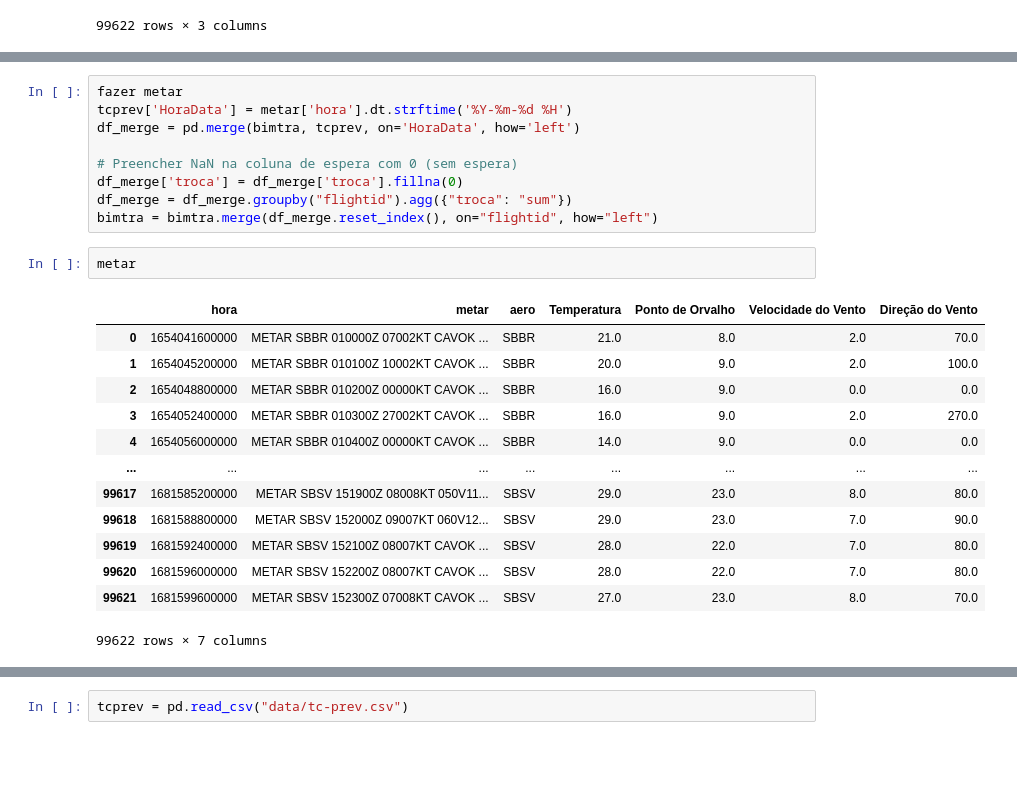
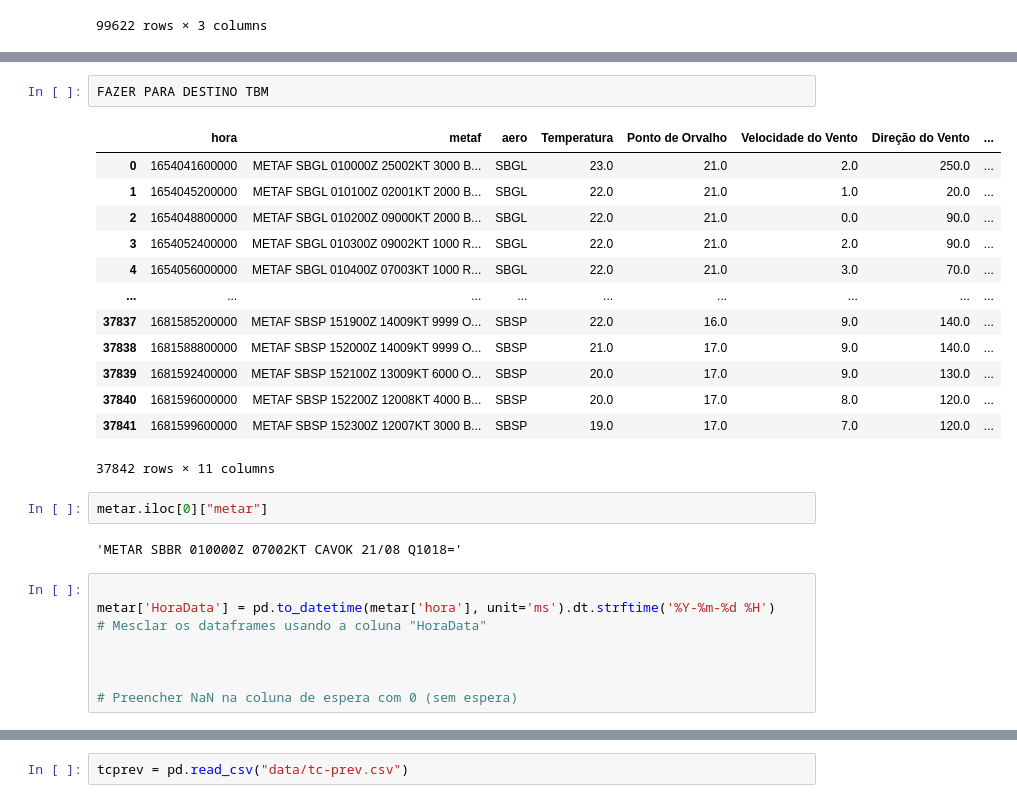
Before and after one commit to vilelabruno/latamChalenge, a Jupyter notebook: dataPrep.ipynb, the cells around one changed output, grey strips where cells are left out. Saved outputs shown, nothing was run; the diff lists cells and outputs as text; blank space fills up the shorter version.

```diff
--- a/dataPrep.ipynb
+++ b/dataPrep.ipynb
@@ -398,25 +416,28 @@ metar
+# %%
+FAZER PARA DESTINO TBM
+# %% [output]
+|  | hora | metaf | aero | Temperatura | Ponto de Orvalho | Velocidade do Vento | Direção do Vento | ... |
+| 0 | 1654041600000 | METAF SBGL 010000Z 25002KT 3000 B... | SBGL | 23.0 | 21.0 | 2.0 | 250.0 | ... |
+| 1 | 1654045200000 | METAF SBGL 010100Z 02001KT 2000 B... | SBGL | 22.0 | 21.0 | 1.0 | 20.0 | ... |
+| 2 | 1654048800000 | METAF SBGL 010200Z 09000KT 2000 B... | SBGL | 22.0 | 21.0 | 0.0 | 90.0 | ... |
+| 3 | 1654052400000 | METAF SBGL 010300Z 09002KT 1000 R... | SBGL | 22.0 | 21.0 | 2.0 | 90.0 | ... |
+| 4 | 1654056000000 | METAF SBGL 010400Z 07003KT 1000 R... | SBGL | 22.0 | 21.0 | 3.0 | 70.0 | ... |
+| ... | ... | ... | ... | ... | ... | ... | ... | ... |
+| 37837 | 1681585200000 | METAF SBSP 151900Z 14009KT 9999 O... | SBSP | 22.0 | 16.0 | 9.0 | 140.0 | ... |
+| 37838 | 1681588800000 | METAF SBSP 152000Z 14009KT 9999 O... | SBSP | 21.0 | 17.0 | 9.0 | 140.0 | ... |
+| 37839 | 1681592400000 | METAF SBSP 152100Z 13009KT 6000 O... | SBSP | 20.0 | 17.0 | 9.0 | 130.0 | ... |
+| 37840 | 1681596000000 | METAF SBSP 152200Z 12008KT 4000 B... | SBSP | 20.0 | 17.0 | 8.0 | 120.0 | ... |
+| 37841 | 1681599600000 | METAF SBSP 152300Z 12007KT 3000 B... | SBSP | 19.0 | 17.0 | 7.0 | 120.0 | ... |
+37842 rows × 11 columns
+# %%
+metar.iloc[0]["metar"]
+# %% [output]
+'METAR SBBR 010000Z 07002KT CAVOK 21/08 Q1018='
 # %%
-fazer metar
-tcprev['HoraData'] = metar['hora'].dt.strftime('%Y-%m-%d %H')
-df_merge = pd.merge(bimtra, tcprev, on='HoraData', how='left')
+
+metar['HoraData'] = pd.to_datetime(metar['hora'], unit='ms').dt.strftime('%Y-%m-%d %H')
+# Mesclar os dataframes usando a coluna "HoraData"
+
+
 
 # Preencher NaN na coluna de espera com 0 (sem espera)
-df_merge['troca'] = df_merge['troca'].fillna(0)
-df_merge = df_merge.groupby("flightid").agg({"troca": "sum"})
-bimtra = bimtra.merge(df_merge.reset_index(), on="flightid", how="left")
-# %%
-metar
-# %% [output]
-|  | hora | metar | aero | Temperatura | Ponto de Orvalho | Velocidade do Vento | Direção do Vento |
-| 0 | 1654041600000 | METAR SBBR 010000Z 07002KT CAVOK ... | SBBR | 21.0 | 8.0 | 2.0 | 70.0 |
-| 1 | 1654045200000 | METAR SBBR 010100Z 10002KT CAVOK ... | SBBR | 20.0 | 9.0 | 2.0 | 100.0 |
-| 2 | 1654048800000 | METAR SBBR 010200Z 00000KT CAVOK ... | SBBR | 16.0 | 9.0 | 0.0 | 0.0 |
-| 3 | 1654052400000 | METAR SBBR 010300Z 27002KT CAVOK ... | SBBR | 16.0 | 9.0 | 2.0 | 270.0 |
-| 4 | 1654056000000 | METAR SBBR 010400Z 00000KT CAVOK ... | SBBR | 14.0 | 9.0 | 0.0 | 0.0 |
-| ... | ... | ... | ... | ... | ... | ... | ... |
-| 99617 | 1681585200000 | METAR SBSV 151900Z 08008KT 050V11... | SBSV | 29.0 | 23.0 | 8.0 | 80.0 |
-| 99618 | 1681588800000 | METAR SBSV 152000Z 09007KT 060V12... | SBSV | 29.0 | 23.0 | 7.0 | 90.0 |
-| 99619 | 1681592400000 | METAR SBSV 152100Z 08007KT CAVOK ... | SBSV | 28.0 | 22.0 | 7.0 | 80.0 |
-| 99620 | 1681596000000 | METAR SBSV 152200Z 08007KT CAVOK ... | SBSV | 28.0 | 22.0 | 7.0 | 80.0 |
-| 99621 | 1681599600000 | METAR SBSV 152300Z 07008KT CAVOK ... | SBSV | 27.0 | 23.0 | 8.0 | 70.0 |
-99622 rows × 7 columns
```
Also changed, not shown: parts of 13 cells of this notebook.
